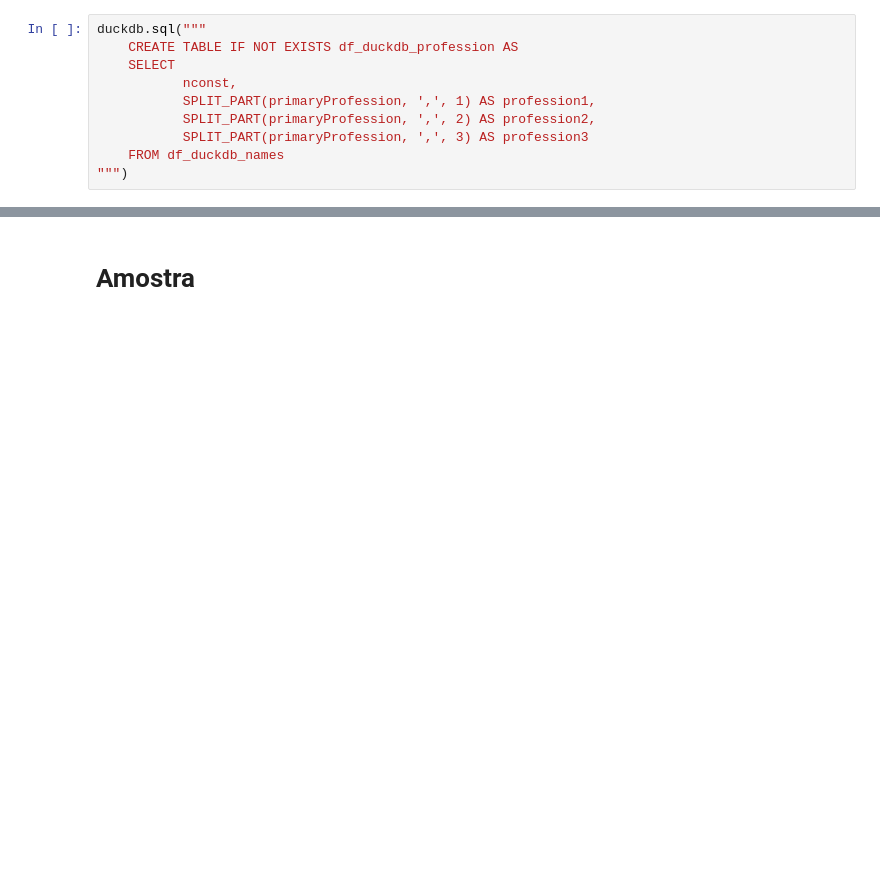
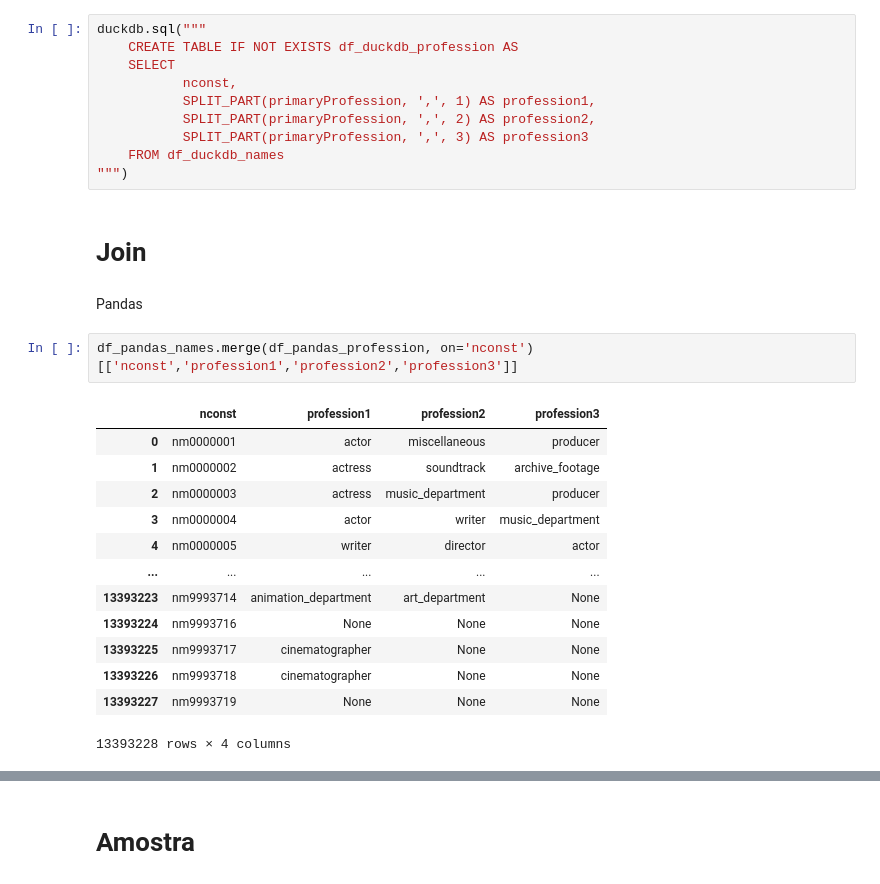
Before and after one commit to danicosme/lab-duckdb-pandas-polars, a Jupyter notebook: main.ipynb, the cells around one changed output, grey strips where cells are left out. Drawn from its saved outputs; the diff is of its cells as text; blank space fills up the shorter version.

Commit message:
join e agg

```diff
--- a/main.ipynb
+++ b/main.ipynb
@@ -126,3 +146,23 @@ duckdb.sql("""
            SPLIT_PART(primaryProfession, ',', 3) AS profession3
     FROM df_duckdb_names
 """)
+# %% [markdown]
+# Join
+# %% [markdown]
+Pandas
+# %%
+df_pandas_names.merge(df_pandas_profession, on='nconst')[['nconst','profession1','profession2','profession3']]
+# %% [output]
+|  | nconst | profession1 | profession2 | profession3 |
+| 0 | nm0000001 | actor | miscellaneous | producer |
+| 1 | nm0000002 | actress | soundtrack | archive_footage |
+| 2 | nm0000003 | actress | music_department | producer |
+| 3 | nm0000004 | actor | writer | music_department |
+| 4 | nm0000005 | writer | director | actor |
+| ... | ... | ... | ... | ... |
+| 13393223 | nm9993714 | animation_department | art_department | None |
+| 13393224 | nm9993716 | None | None | None |
+| 13393225 | nm9993717 | cinematographer | None | None |
+| 13393226 | nm9993718 | cinematographer | None | None |
+| 13393227 | nm9993719 | None | None | None |
+13393228 rows × 4 columns
```
Also changed, not shown: parts of 13 cells of this notebook.
